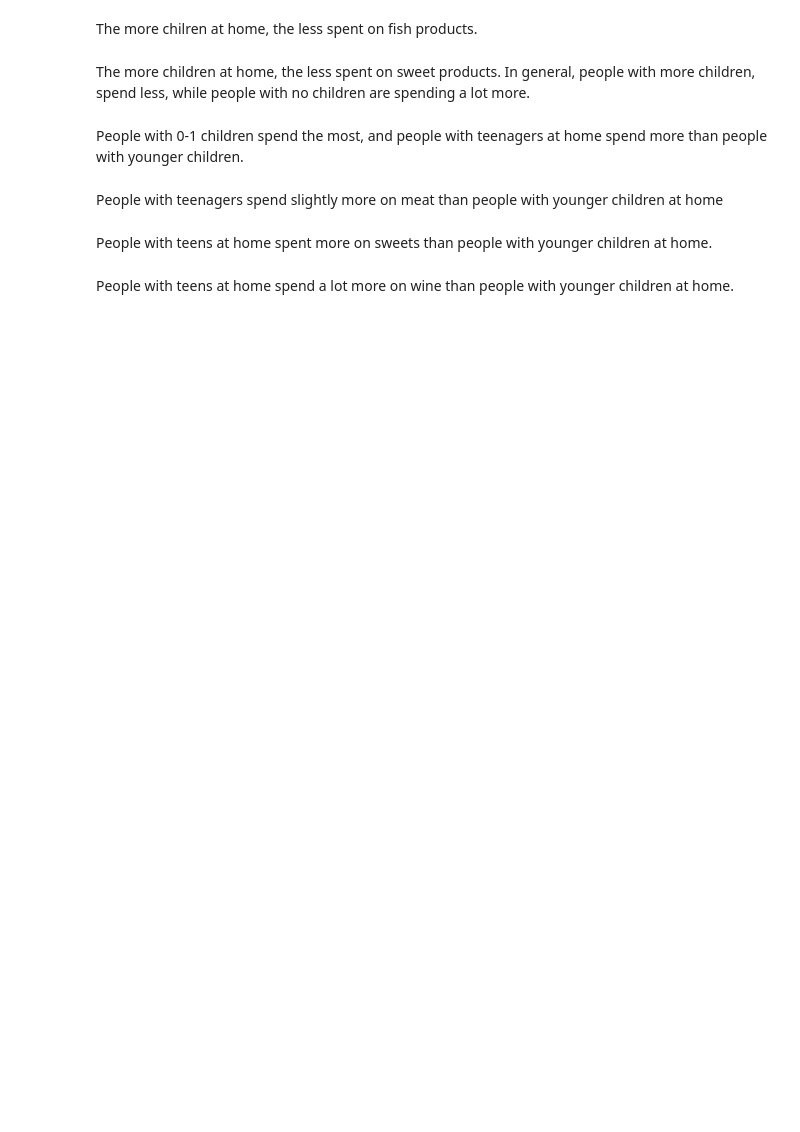
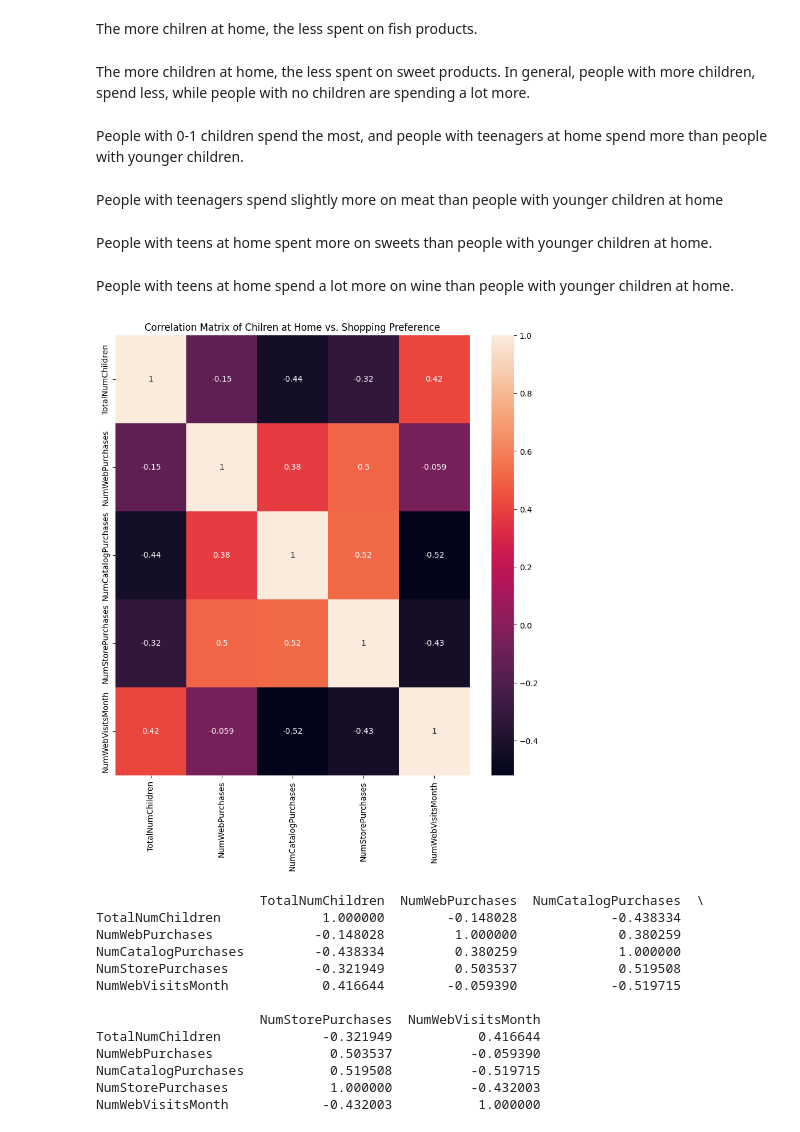
Before and after one commit to silvaGee/marketing_project, a Jupyter notebook: marketing.ipynb, the cells around one changed output. Drawn from its saved outputs; the diff is of its cells as text; code cells hidden in the pictures; blank space fills up the shorter version.

Commit message:
added more data analysis and visualization

```diff
--- a/marketing.ipynb
+++ b/marketing.ipynb
@@ -865,3 +865,29 @@ fig.update_layout(
 fig.show()
 # %% [markdown]
 People with teens at home spend a lot more on wine than people with younger children at home.
+# %%
+#Find out if people with children do more online shopping vs other forms
+#Find out if other forms of purchases are canabalizing store purchases
+matrix_features = ['TotalNumChildren', 'NumWebPurchases', 'NumCatalogPurchases', 'NumStorePurchases', 'NumWebVisitsMonth']
+
+matrix = df[matrix_features].corr()
+plt.figure(figsize=(10, 10))
+sns.heatmap(matrix, annot=True)
+plt.title('Correlation Matrix of Chilren at Home vs. Shopping Preference')
+plt.show()
+print(matrix)
+# %% [output]
+[figure, added]
+                     TotalNumChildren  NumWebPurchases  NumCatalogPurchases  \
+TotalNumChildren             1.000000        -0.148028            -0.438334
+NumWebPurchases             -0.148028         1.000000             0.380259
+NumCatalogPurchases         -0.438334         0.380259             1.000000
+NumStorePurchases           -0.321949         0.503537             0.519508
+NumWebVisitsMonth            0.416644        -0.059390            -0.519715
+
+                     NumStorePurchases  NumWebVisitsMonth
+TotalNumChildren             -0.321949           0.416644
+NumWebPurchases               0.503537          -0.059390
+NumCatalogPurchases           0.519508          -0.519715
+NumStorePurchases             1.000000          -0.432003
+NumWebVisitsMonth            -0.432003           1.000000
```
Also changed, not shown: parts of 15 cells of this notebook.
